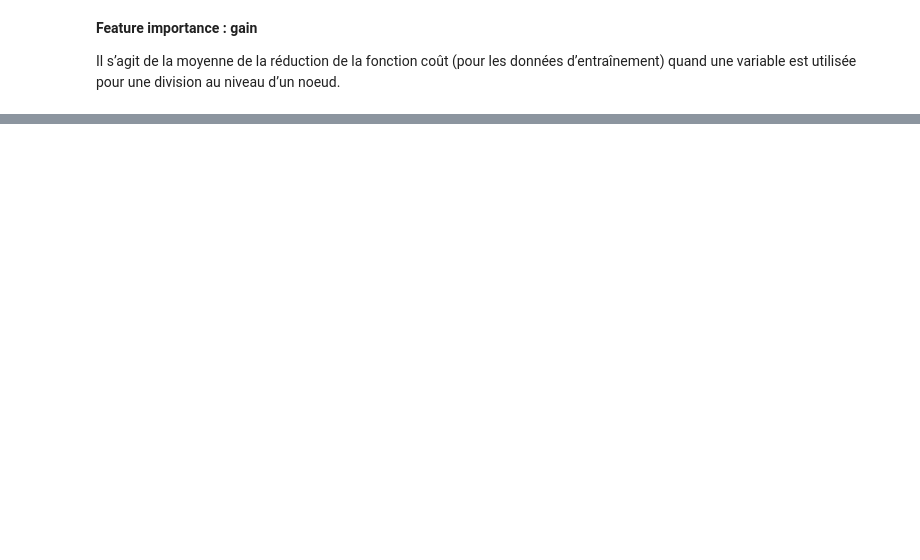
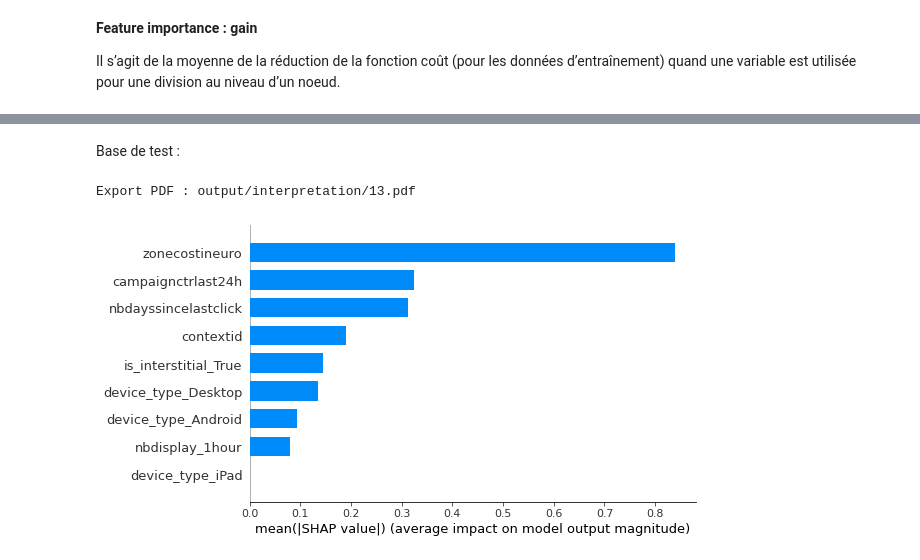
Before and after one commit to baptiste-pasquier/statapp, a Jupyter notebook: Modelisation/6_interpretation.ipynb, the cells around one changed output, grey strips where cells are left out. Saved outputs shown, nothing was run; the diff lists cells and outputs as text; code cells hidden in the pictures; blank space fills up the shorter version.

```diff
--- a/Modelisation/6_interpretation.ipynb
+++ b/Modelisation/6_interpretation.ipynb
@@ -463,0 +484,8 @@ Text(0.5, 1.0, 'feature importance : gain')
+# %% [markdown]
+Base de test :
+# %%
+shap.summary_plot(shap_values_val, X_test_sample, plot_type="bar", show=False)
+pdf.export()
+# %% [output]
+Export PDF : output/interpretation/13.pdf
+[figure, added]
```
Also changed, not shown: parts of 23 cells of this notebook, 15 other files.
